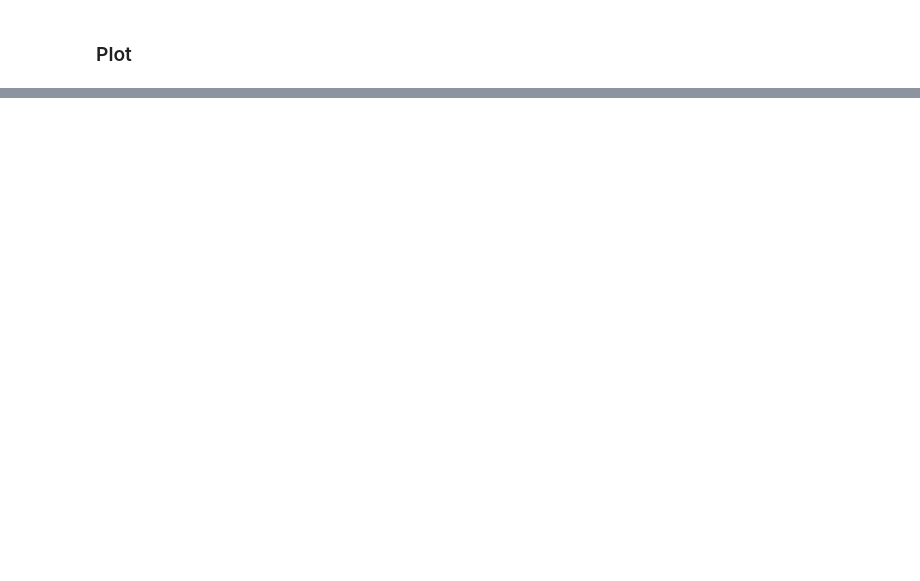
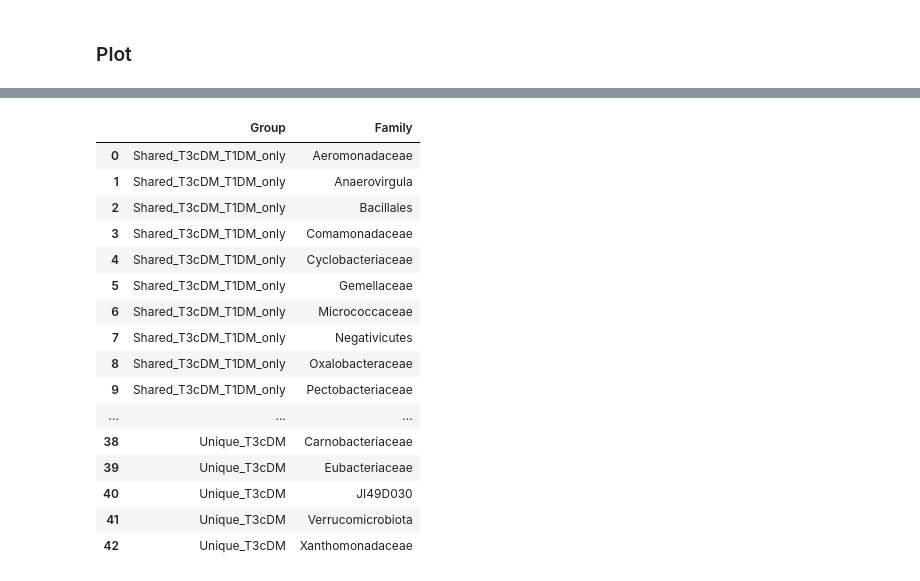
Before and after one commit to icbi-lab/diabetes_microbe, a Jupyter notebook: 02-scripts/02_upsetplot.ipynb, the cells around one changed output, grey strips where cells are left out. Drawn from its saved outputs; the diff is of its cells as text; code cells hidden in the pictures; blank space fills up the shorter version.

```diff
--- a/02-scripts/02_upsetplot.ipynb
+++ b/02-scripts/02_upsetplot.ipynb
@@ -187,0 +225,20 @@ For example, when doing 'df[col].method(value, inplace=True)', try using 'df.met
+# %%
+df_long
+# %% [output]
+|  | Group | Family |
+| 0 | Shared_T3cDM_T1DM_only | Aeromonadaceae |
+| 1 | Shared_T3cDM_T1DM_only | Anaerovirgula |
+| 2 | Shared_T3cDM_T1DM_only | Bacillales |
+| 3 | Shared_T3cDM_T1DM_only | Comamonadaceae |
+| 4 | Shared_T3cDM_T1DM_only | Cyclobacteriaceae |
+| 5 | Shared_T3cDM_T1DM_only | Gemellaceae |
+| 6 | Shared_T3cDM_T1DM_only | Micrococcaceae |
+| 7 | Shared_T3cDM_T1DM_only | Negativicutes |
+| 8 | Shared_T3cDM_T1DM_only | Oxalobacteraceae |
+| 9 | Shared_T3cDM_T1DM_only | Pectobacteriaceae |
+| ... | ... | ... |
+| 38 | Unique_T3cDM | Carnobacteriaceae |
+| 39 | Unique_T3cDM | Eubacteriaceae |
+| 40 | Unique_T3cDM | JI49D030 |
+| 41 | Unique_T3cDM | Verrucomicrobiota |
+| 42 | Unique_T3cDM | Xanthomonadaceae |
```
Also changed, not shown: parts of 11 cells of this notebook, 2 other files.
